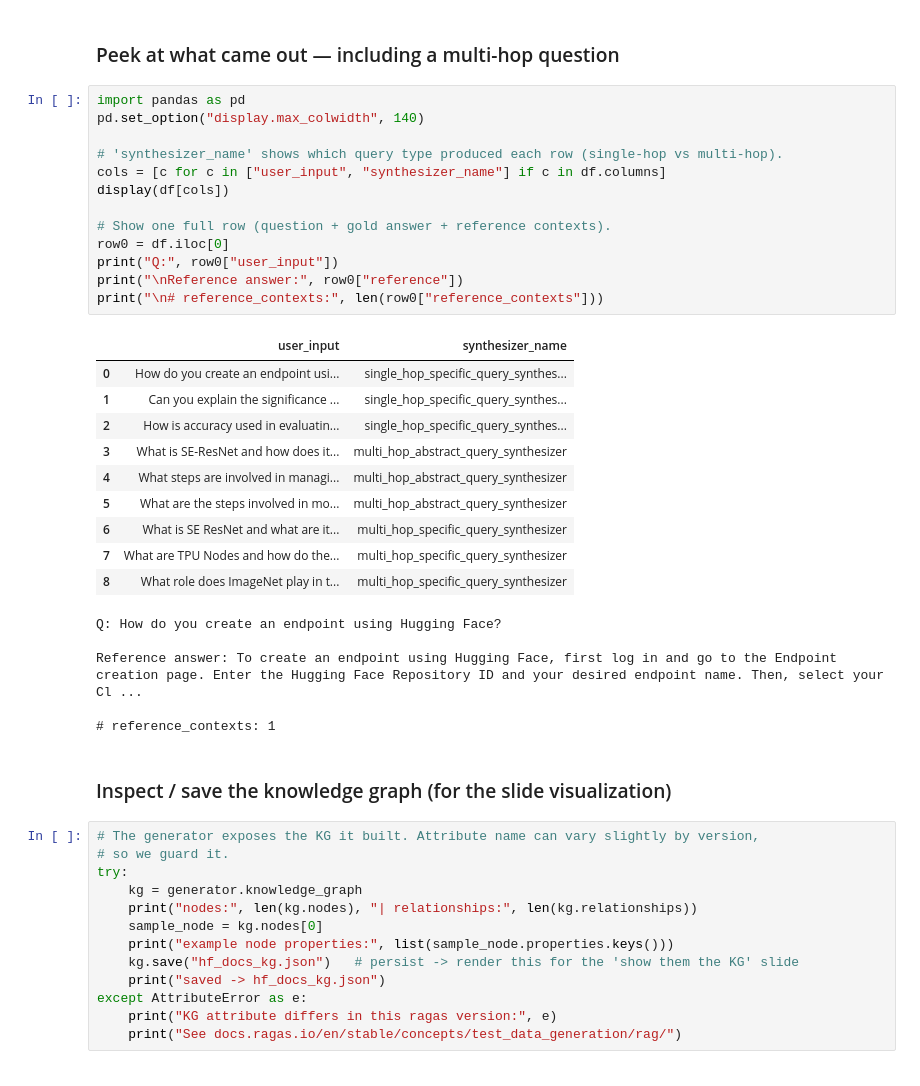
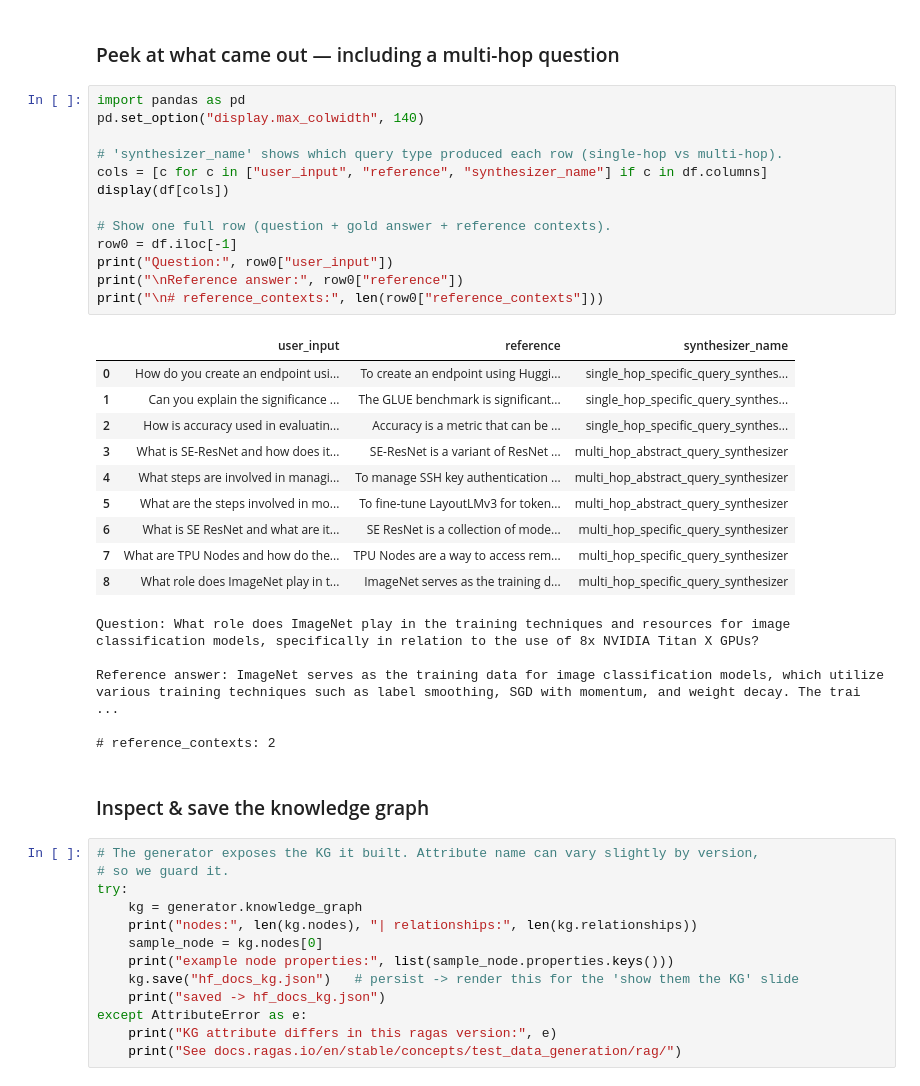
Before and after one commit to csenge-szabo/Synthetic_Data_Generation_w_RAGAS, a Jupyter notebook: RAGAS_demo_notebook.ipynb, the cells around one changed output. Cells and saved outputs as stored; diff of their text form.

```diff
--- a/RAGAS_demo_notebook.ipynb
+++ b/RAGAS_demo_notebook.ipynb
@@ -196,34 +193,34 @@ Node e2c78a02-2c55-4e91-b1e8-1e089f6e7336 does not have a summary. Skipping filt
 # %%
 import pandas as pd
 pd.set_option("display.max_colwidth", 140)
 
 # 'synthesizer_name' shows which query type produced each row (single-hop vs multi-hop).
-cols = [c for c in ["user_input", "synthesizer_name"] if c in df.columns]
+cols = [c for c in ["user_input", "reference", "synthesizer_name"] if c in df.columns]
 display(df[cols])
 
 # Show one full row (question + gold answer + reference contexts).
-row0 = df.iloc[0]
-print("Q:", row0["user_input"])
+row0 = df.iloc[-1]
+print("Question:", row0["user_input"])
 print("\nReference answer:", row0["reference"])
 print("\n# reference_contexts:", len(row0["reference_contexts"]))
 # %% [output]
-|  | user_input | synthesizer_name |
-| 0 | How do you create an endpoint usi... | single_hop_specific_query_synthes... |
-| 1 | Can you explain the significance ... | single_hop_specific_query_synthes... |
-| 2 | How is accuracy used in evaluatin... | single_hop_specific_query_synthes... |
-| 3 | What is SE-ResNet and how does it... | multi_hop_abstract_query_synthesizer |
-| 4 | What steps are involved in managi... | multi_hop_abstract_query_synthesizer |
-| 5 | What are the steps involved in mo... | multi_hop_abstract_query_synthesizer |
-| 6 | What is SE ResNet and what are it... | multi_hop_specific_query_synthesizer |
-| 7 | What are TPU Nodes and how do the... | multi_hop_specific_query_synthesizer |
-| 8 | What role does ImageNet play in t... | multi_hop_specific_query_synthesizer |
+|  | user_input | reference | synthesizer_name |
+| 0 | How do you create an endpoint usi... | To create an endpoint using Huggi... | single_hop_specific_query_synthes... |
+| 1 | Can you explain the significance ... | The GLUE benchmark is significant... | single_hop_specific_query_synthes... |
+| 2 | How is accuracy used in evaluatin... | Accuracy is a metric that can be ... | single_hop_specific_query_synthes... |
+| 3 | What is SE-ResNet and how does it... | SE-ResNet is a variant of ResNet ... | multi_hop_abstract_query_synthesizer |
+| 4 | What steps are involved in managi... | To manage SSH key authentication ... | multi_hop_abstract_query_synthesizer |
+| 5 | What are the steps involved in mo... | To fine-tune LayoutLMv3 for token... | multi_hop_abstract_query_synthesizer |
+| 6 | What is SE ResNet and what are it... | SE ResNet is a collection of mode... | multi_hop_specific_query_synthesizer |
+| 7 | What are TPU Nodes and how do the... | TPU Nodes are a way to access rem... | multi_hop_specific_query_synthesizer |
+| 8 | What role does ImageNet play in t... | ImageNet serves as the training d... | multi_hop_specific_query_synthesizer |
-Q: How do you create an endpoint using Hugging Face?
+Question: What role does ImageNet play in the training techniques and resources for image classification models, specifically in relation to the use of 8x NVIDIA Titan X GPUs?
 
-Reference answer: To create an endpoint using Hugging Face, first log in and go to the Endpoint creation page. Enter the Hugging Face Repository ID and your desired endpoint name. Then, select your Cl ...
+Reference answer: ImageNet serves as the training data for image classification models, which utilize various training techniques such as label smoothing, SGD with momentum, and weight decay. The trai ...
 
-# reference_contexts: 1
+# reference_contexts: 2
 # %% [markdown]
-### Inspect / save the knowledge graph (for the slide visualization)
+### Inspect & save the knowledge graph
 # %%
 # The generator exposes the KG it built. Attribute name can vary slightly by version,
 # so we guard it.
```
Also changed, not shown: parts of 9 cells of this notebook.
